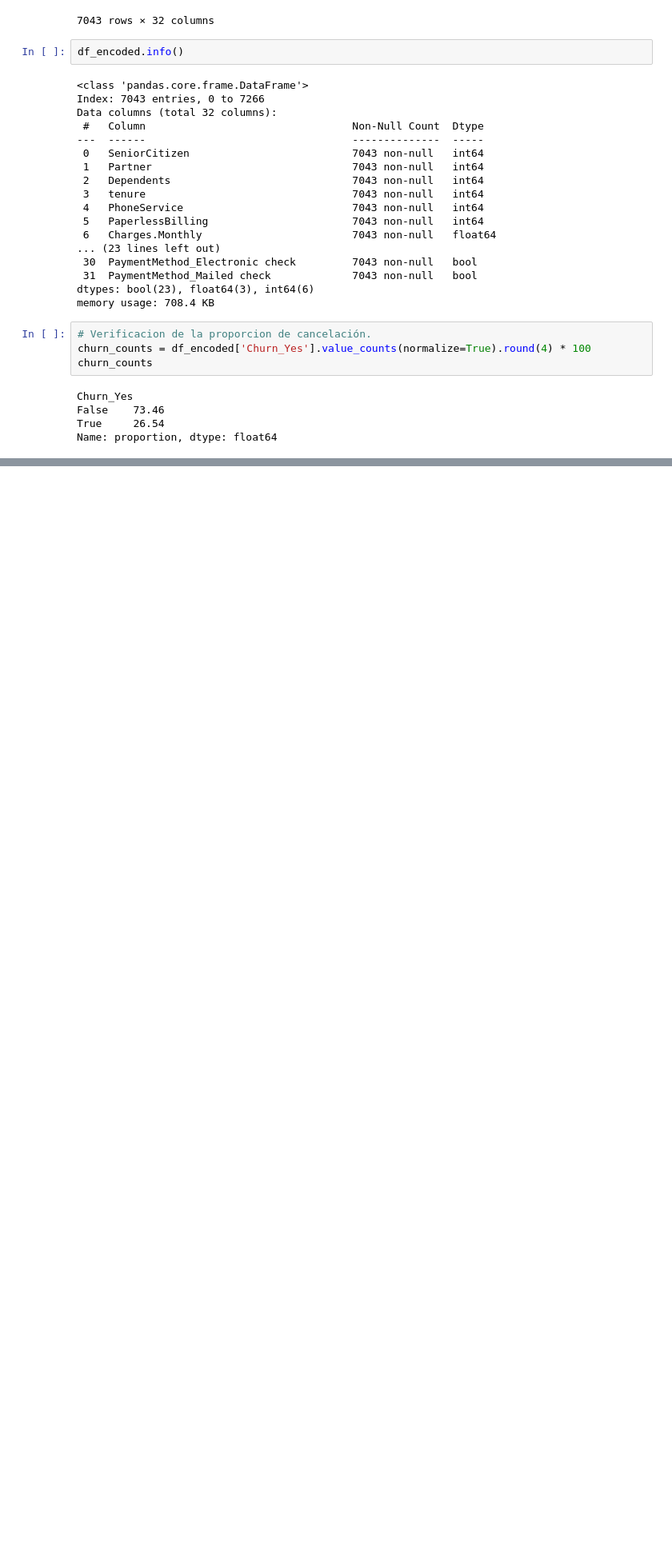
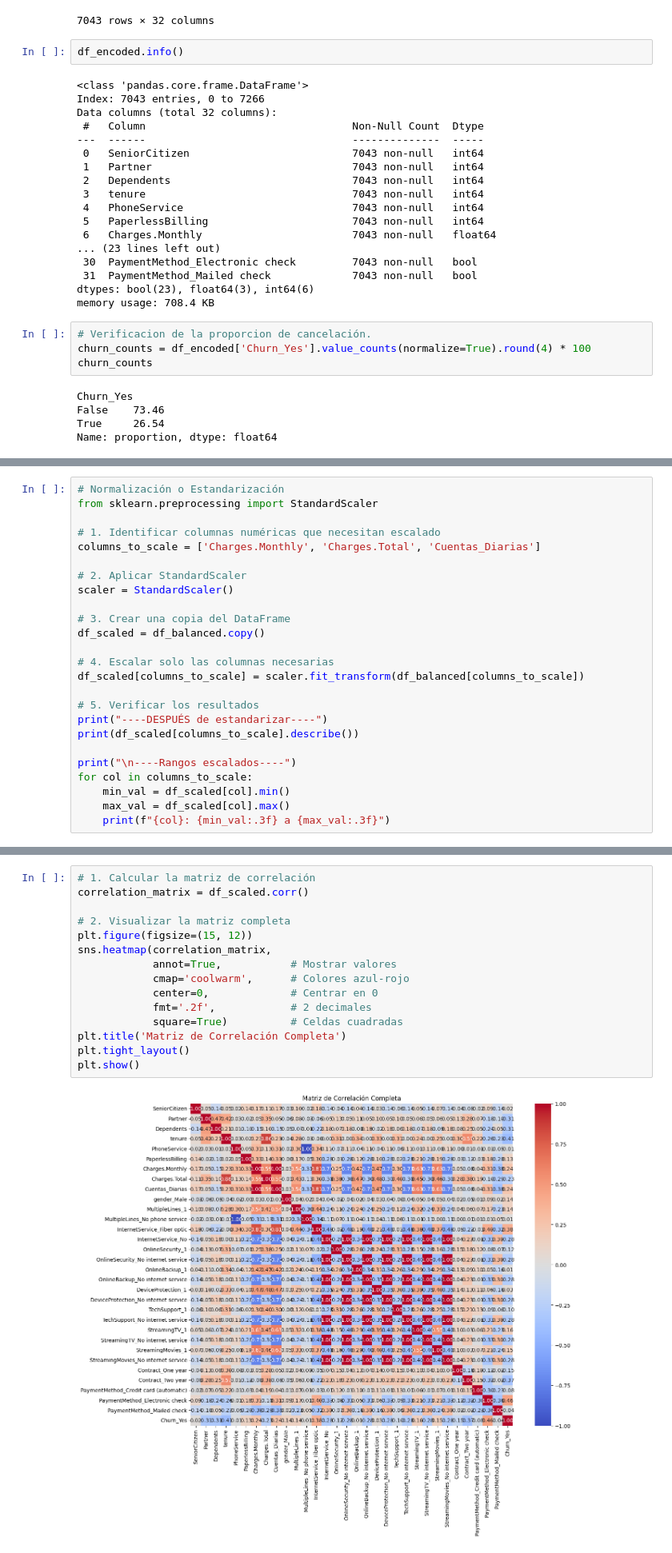
Before and after one commit to Smejia2002/telecomX_prediction, a Jupyter notebook: notebooks/telecomX_parte2.ipynb, the cells around one changed output, grey strips where cells are left out. Shown at 80% size. Saved outputs shown, nothing was run; the diff lists cells and outputs as text; blank space fills up the shorter version.

```diff
--- a/notebooks/telecomX_parte2.ipynb
+++ b/notebooks/telecomX_parte2.ipynb
@@ -115,0 +135,25 @@ Name: proportion, dtype: float64
+# %%
+# Normalización o Estandarización
+from sklearn.preprocessing import StandardScaler
+
+# 1. Identificar columnas numéricas que necesitan escalado
+columns_to_scale = ['Charges.Monthly', 'Charges.Total', 'Cuentas_Diarias']
+
+# 2. Aplicar StandardScaler
+scaler = StandardScaler()
+
+# 3. Crear una copia del DataFrame
+df_scaled = df_balanced.copy()
+
+# 4. Escalar solo las columnas necesarias
+df_scaled[columns_to_scale] = scaler.fit_transform(df_balanced[columns_to_scale])
+
+# 5. Verificar los resultados
+print("----DESPUÉS de estandarizar----")
+print(df_scaled[columns_to_scale].describe())
+
+print("\n----Rangos escalados----")
+for col in columns_to_scale:
+    min_val = df_scaled[col].min()
+    max_val = df_scaled[col].max()
+    print(f"{col}: {min_val:.3f} a {max_val:.3f}")
@@ -115,0 +181,17 @@ Name: proportion, dtype: float64
+# %%
+# 1. Calcular la matriz de correlación
+correlation_matrix = df_scaled.corr()
+
+# 2. Visualizar la matriz completa
+plt.figure(figsize=(15, 12))
+sns.heatmap(correlation_matrix,
+            annot=True,           # Mostrar valores
+            cmap='coolwarm',      # Colores azul-rojo
+            center=0,             # Centrar en 0
+            fmt='.2f',            # 2 decimales
+            square=True)          # Celdas cuadradas
+plt.title('Matriz de Correlación Completa')
+plt.tight_layout()
+plt.show()
+# %% [output]
+[figure, added]
```
Also changed, not shown: parts of 9 cells of this notebook, 1 other file.
